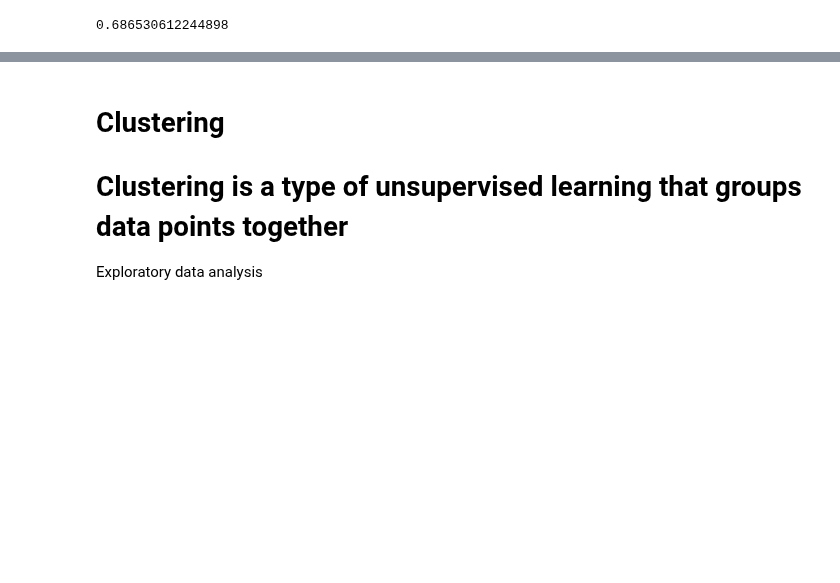
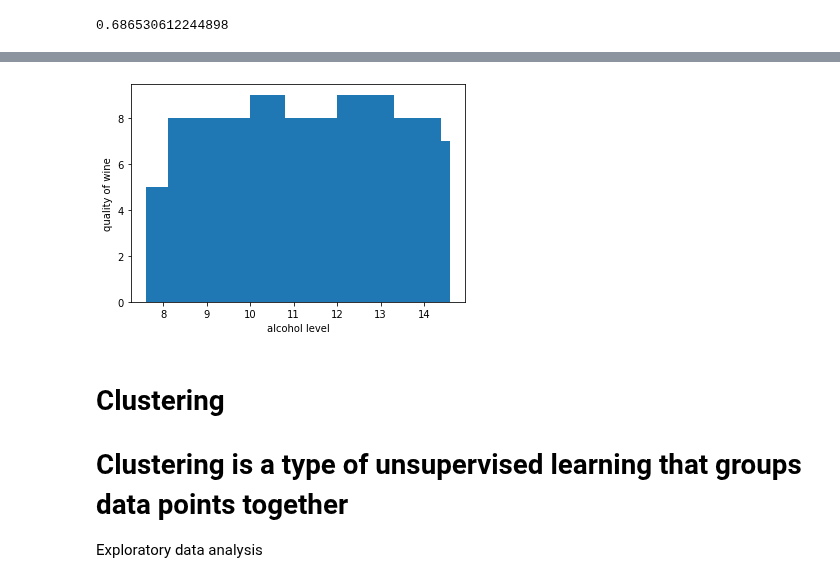
Before and after one commit to rllemos/Team_Yellow, a Jupyter notebook: Machine_Learning/white_wine_quality.ipynb, the cells around one changed output, grey strips where cells are left out. Drawn from its saved outputs; the diff is of its cells as text; code cells hidden in the pictures; blank space fills up the shorter version.

```diff
--- a/Machine_Learning/white_wine_quality.ipynb
+++ b/Machine_Learning/white_wine_quality.ipynb
@@ -199,0 +201,3 @@ plt.show()
+# %%
+df = pd.read_csv("../Resources/wineQualityWhites.csv")
+df.head()
@@ -200,3 +211,10 @@ plt.show()
+# %%
+plt.bar(df.alcohol, df.quality)
+plt.xlabel('alcohol level')
+plt.ylabel('quality of wine')
+plt.show()
+# %% [output]
+[figure, added]
 # %% [markdown]
 # Clustering
 # Clustering is a type of unsupervised learning that groups data points together
```
Also changed, not shown: parts of 4 cells of this notebook, 5 other files.
